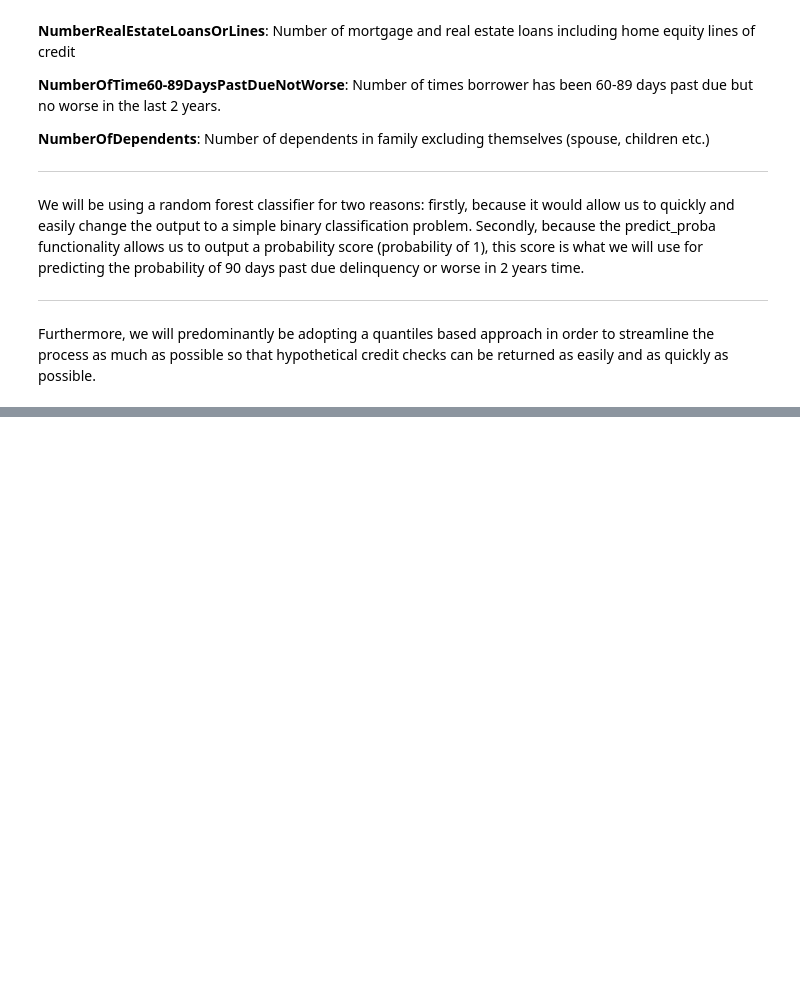
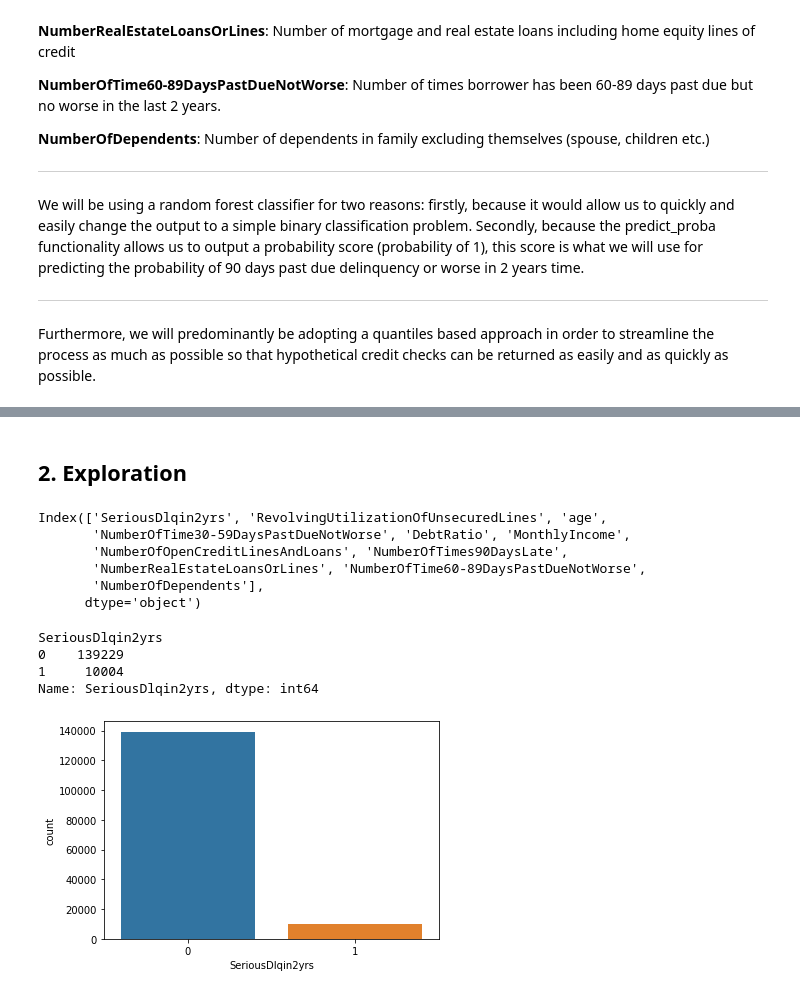
Before and after one commit to datacuriosity/MCI_Python_18S_Level_2, a Jupyter notebook: Lecture/Lecture_05_ensemble_learning/Live_lecture_06.ipynb, the cells around one changed output, grey strips where cells are left out. Drawn from its saved outputs; the diff is of its cells as text; code cells hidden in the pictures; blank space fills up the shorter version.

```diff
--- a/Lecture/Lecture_05_ensemble_learning/Live_lecture_06.ipynb
+++ b/Lecture/Lecture_05_ensemble_learning/Live_lecture_06.ipynb
@@ -95,0 +180,2 @@ df.head(2)
+# %%
+df.drop_duplicates(inplace=True)
@@ -95,0 +198,22 @@ df.head(2)
+# %% [markdown]
+## 2. Exploration
+# %%
+df.columns
+# %% [output]
+Index(['SeriousDlqin2yrs', 'RevolvingUtilizationOfUnsecuredLines', 'age',
+       'NumberOfTime30-59DaysPastDueNotWorse', 'DebtRatio', 'MonthlyIncome',
+       'NumberOfOpenCreditLinesAndLoans', 'NumberOfTimes90DaysLate',
+       'NumberRealEstateLoansOrLines', 'NumberOfTime60-89DaysPastDueNotWorse',
+       'NumberOfDependents'],
+      dtype='object')
+# %%
+df.groupby('SeriousDlqin2yrs')['SeriousDlqin2yrs'].count()
+# %% [output]
+SeriousDlqin2yrs
+0    139229
+1     10004
+Name: SeriousDlqin2yrs, dtype: int64
+# %%
+sns.countplot(data=df, x='SeriousDlqin2yrs');
+# %% [output]
+[figure, added]
```
Also changed, not shown: parts of 19 cells of this notebook.
